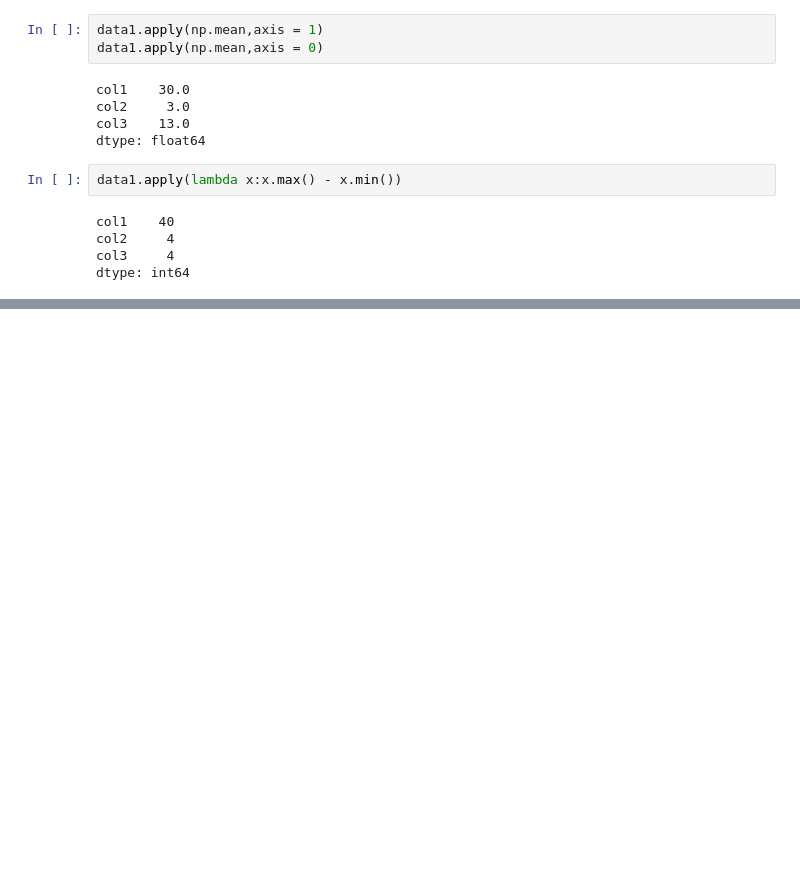
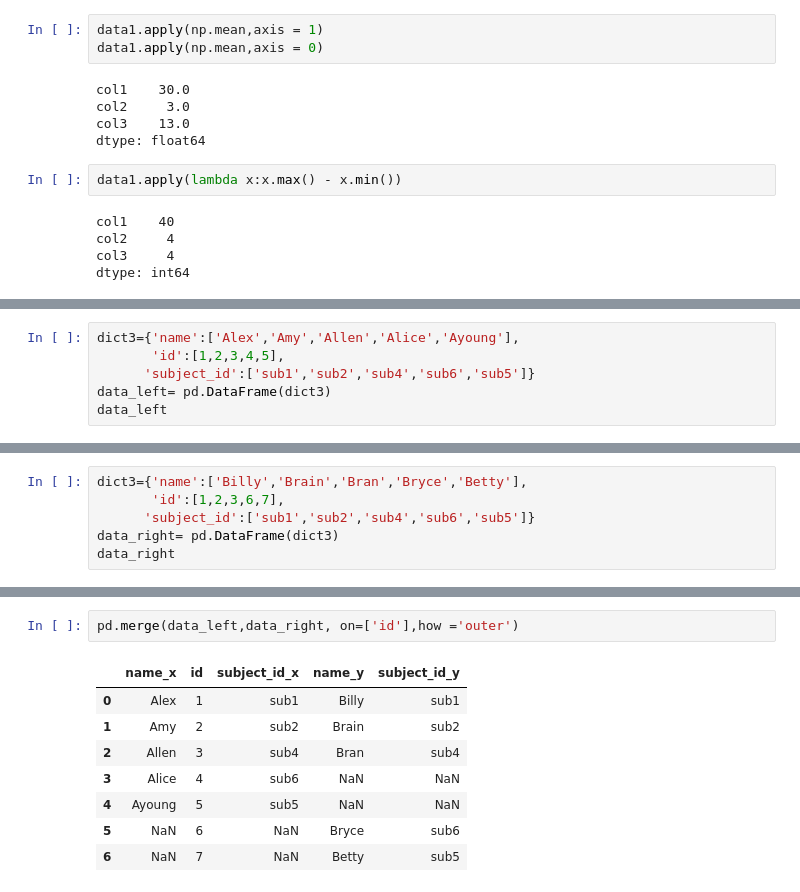
Before and after one commit to venkatesh-manikumar/Python_learnings, a Jupyter notebook: Pandas_learnings_day_1.ipynb, the cells around one changed output, grey strips where cells are left out. Cells and saved outputs as stored; diff of their text form; blank space fills up the shorter version.

```diff
--- a/Pandas_learnings_day_1.ipynb
+++ b/Pandas_learnings_day_1.ipynb
@@ -382,0 +625,6 @@ dtype: int64
+# %%
+dict3={'name':['Alex','Amy','Allen','Alice','Ayoung'],
+       'id':[1,2,3,4,5],
+      'subject_id':['sub1','sub2','sub4','sub6','sub5']}
+data_left= pd.DataFrame(dict3)
+data_left
@@ -382,0 +638,6 @@ dtype: int64
+# %%
+dict3={'name':['Billy','Brain','Bran','Bryce','Betty'],
+       'id':[1,2,3,6,7],
+      'subject_id':['sub1','sub2','sub4','sub6','sub5']}
+data_right= pd.DataFrame(dict3)
+data_right
@@ -382,0 +658,11 @@ dtype: int64
+# %%
+pd.merge(data_left,data_right, on=['id'],how ='outer')
+# %% [output]
+|  | name_x | id | subject_id_x | name_y | subject_id_y |
+| 0 | Alex | 1 | sub1 | Billy | sub1 |
+| 1 | Amy | 2 | sub2 | Brain | sub2 |
+| 2 | Allen | 3 | sub4 | Bran | sub4 |
+| 3 | Alice | 4 | sub6 | NaN | NaN |
+| 4 | Ayoung | 5 | sub5 | NaN | NaN |
+| 5 | NaN | 6 | NaN | Bryce | sub6 |
+| 6 | NaN | 7 | NaN | Betty | sub5 |
```
Also changed, not shown: parts of 41 cells of this notebook.
